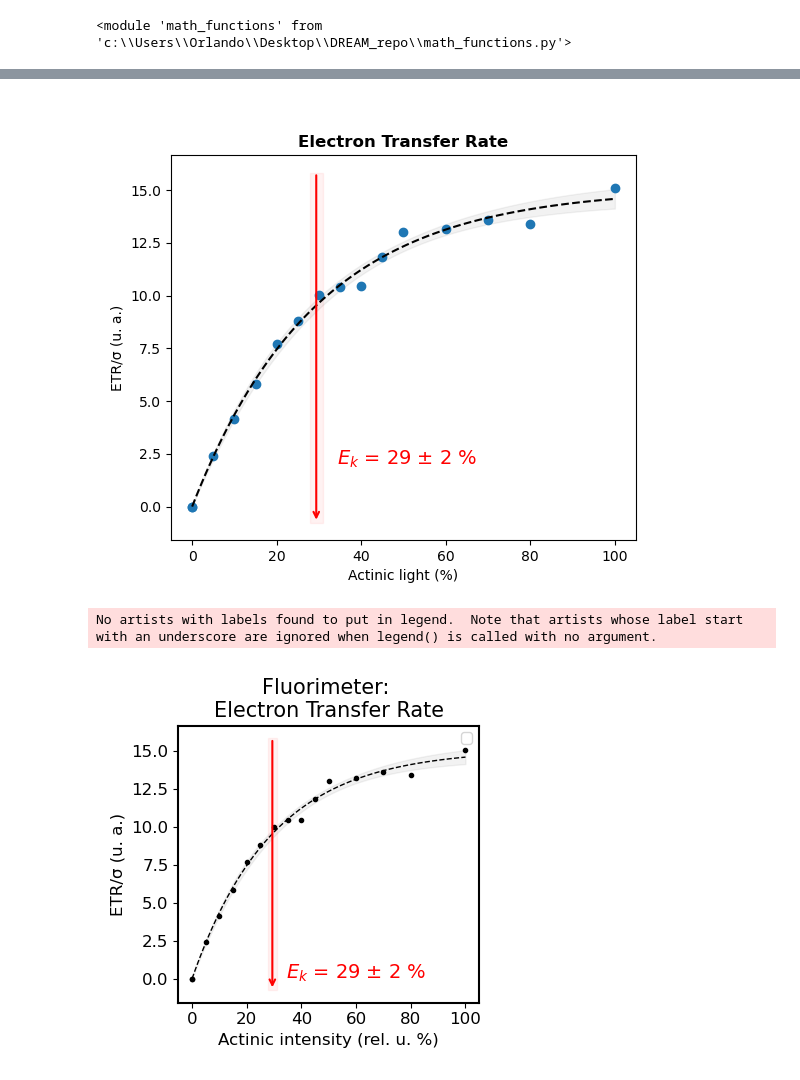
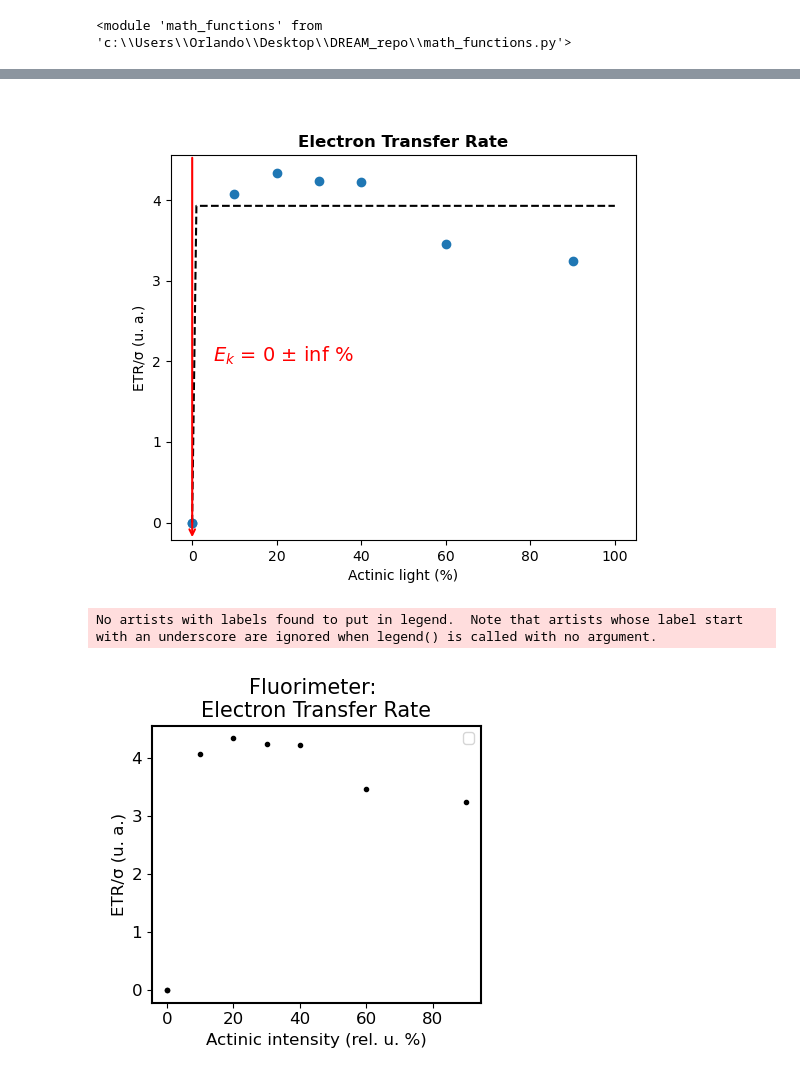
Before and after one commit to orlandomarcelo/DREAM_repo, a Jupyter notebook: Notebooks/PSI.ipynb, the cells around one changed output, grey strips where cells are left out. Drawn from its saved outputs; the diff is of its cells as text; code cells hidden in the pictures.

Commit message:
new classes and bode tools

```diff
--- a/Notebooks/PSI.ipynb
+++ b/Notebooks/PSI.ipynb
@@ -25,9 +25,9 @@ importlib.reload(mf)
 # %% [output]
 <module 'math_functions' from 'c:\\Users\\Orlando\\Desktop\\DREAM_repo\\math_functions.py'>
 # %%
-manip = ExperimentClass.Experiment("20230824_activation","PSI", DataType=".csv", sep = ';')
-Intensities = [0, 5, 10, 15, 20, 25, 30, 35, 40, 45, 50, 60, 70, 80, 100]
-#Intensities = [0, 10, 20, 30, 40, 60, 90]
+manip = ExperimentClass.Experiment("2024_01_30_activation_DM3_3","PSI", DataType=".csv", sep = ';')
+#Intensities = [0, 5, 10, 15, 20, 25, 30, 35, 40, 45, 50, 60, 70, 80, 100]
+Intensities = [0, 10, 20, 30, 40, 60, 90]
 # %%
 fig, ax = plt.subplots(figsize=(10, 5))
 act = np.arange(0, 130, 10)
@@ -152,7 +138,7 @@ fig, ax = plt.subplots(figsize = (6,5))
 ax.set_title("Electron Transfer Rate", fontweight = 'bold')
 ax.plot(light, ETR, 'o')
 
-popt, pcov, xfit, yfit = tools.Ek_fit(light, ETR, 0, 100, 100, p0 = [200, 200])
+popt, pcov, xfit, yfit = tools.Ek_fit(light, ETR, 0, 100, 100, p0 = [0.01, 5])
 
 err = tools.my_err(xfit, popt, pcov, mf.Ek)
 ax.fill_between(xfit, yfit - 1.94*err, yfit + 1.94*err, alpha=0.05, color = 'k')
@@ -161,35 +147,35 @@ ax.plot(xfit, yfit, '--', color ='k', linewidth = 1.5)
 Ek = popt[1]
 Ek_err = np.sqrt(np.diag(pcov))[1]
 ax.annotate("", xy=(Ek, ax.get_ylim()[0]), xytext=(Ek, ax.get_ylim()[1]), arrowprops=dict(arrowstyle="->", color="red", linewidth = 1.5))
-ax.fill_betweenx(ax.get_ylim(), Ek - Ek_err, Ek + Ek_err, color='red', alpha=0.05)
+#ax.fill_betweenx(ax.get_ylim(), Ek - Ek_err, Ek + Ek_err, color='red', alpha=0.05)
 ax.text(Ek + 5, 2, f"$E_k$ = {Ek:.0f} ± {Ek_err:.0f} %", fontsize = 14, color = "red")
 ax.set_xlabel("Actinic light (%)")
 ax.set_ylabel("ETR/σ (u. a.)")
 
 fig.savefig(f"{manip.fig_folder}/ETR.png", dpi=300)
 # %% [output]
-[figure, old version]
+[figure, new version]
 # %%
 fig, ax = plt.subplots(figsize = (4,4))
 ax.set_title("Fluorimeter: Electron Transfer Rate")
 ax.plot(light, ETR, 'o', color = 'k', markersize = 3)
 
-popt, pcov, xfit, yfit = tools.Ek_fit(light, ETR, 0, 100, 100, p0 = [200, 200])
+#popt, pcov, xfit, yfit = tools.Ek_fit(light, ETR, 0, 100, 100, p0 = [200, 200])
 
-err = tools.my_err(xfit, popt, pcov, mf.Ek)
-ax.fill_between(xfit, yfit - 1.94*err, yfit + 1.94*err, alpha=0.05, color = 'k')
+#err = tools.my_err(xfit, popt, pcov, mf.Ek)
+#ax.fill_between(xfit, yfit - 1.94*err, yfit + 1.94*err, alpha=0.05, color = 'k')
 
-ax.plot(xfit, yfit, '--', color ='k', linewidth = 1)
-Ek = popt[1]
-Ek_err = np.sqrt(np.diag(pcov))[1]
-ax.annotate("", xy=(Ek, ax.get_ylim()[0]), xytext=(Ek, ax.get_ylim()[1]), arrowprops=dict(arrowstyle="->", color="red", linewidth = 1.5))
-ax.fill_betweenx(ax.get_ylim(), Ek - Ek_err, Ek + Ek_err, color='red', alpha=0.05)
-ax.text(Ek + 5, 0, f"$E_k$ = {Ek:.0f} ± {Ek_err:.0f} %", fontsize = 14, color = "red")
+#ax.plot(xfit, yfit, '--', color ='k', linewidth = 1)
+#Ek = popt[1]
+#Ek_err = np.sqrt(np.diag(pcov))[1]
+#ax.annotate("", xy=(Ek, ax.get_ylim()[0]), xytext=(Ek, ax.get_ylim()[1]), arrowprops=dict(arrowstyle="->", color="red", linewidth = 1.5))
+#ax.fill_betweenx(ax.get_ylim(), Ek - Ek_err, Ek + Ek_err, color='red', alpha=0.05)
+#ax.text(Ek + 5, 0, f"$E_k$ = {Ek:.0f} ± {Ek_err:.0f} %", fontsize = 14, color = "red")
 
 ax = tools.poster_axes(ax, xlabel= "Actinic intensity (rel. u. %)", ylabel = "ETR/σ (u. a.)", title = "Fluorimeter: \nElectron Transfer Rate", labelsize= 12)
 fig.tight_layout()
 
 fig.savefig(f"{manip.fig_folder}/ETR_poster.png", dpi=300)
 # %% [output]
 No artists with labels found to put in legend.  Note that artists whose label start with an underscore are ignored when legend() is called with no argument.
-[figure, old version]
+[figure, new version]
```
Also changed, not shown: parts of 5 cells of this notebook, 19 other files.
